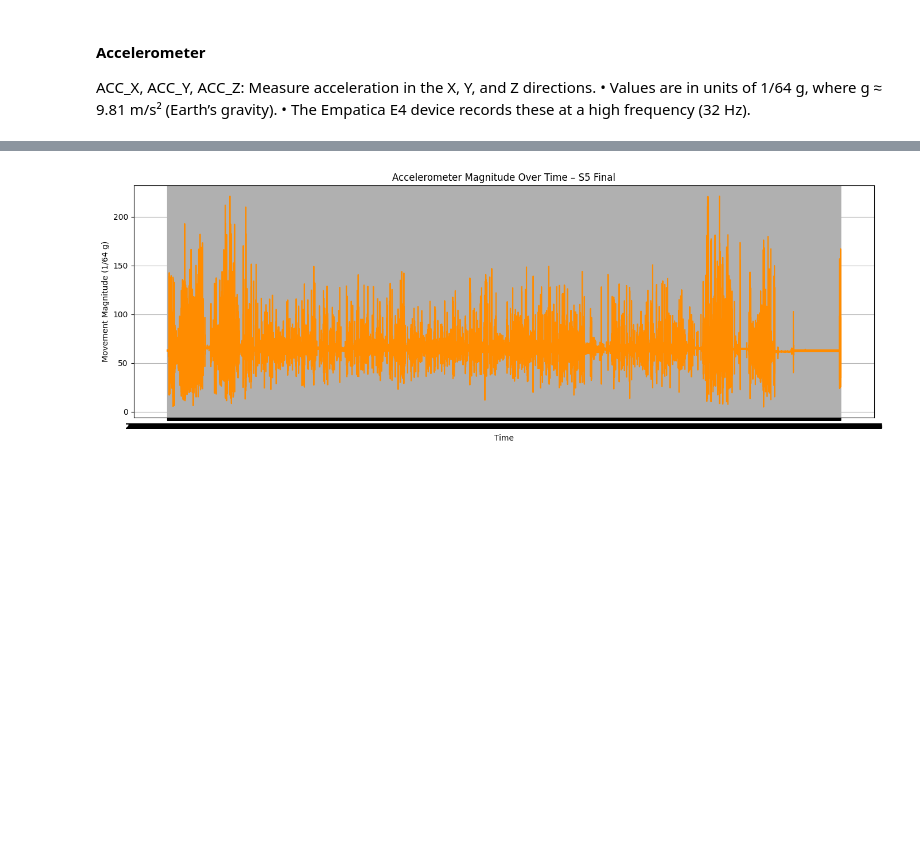
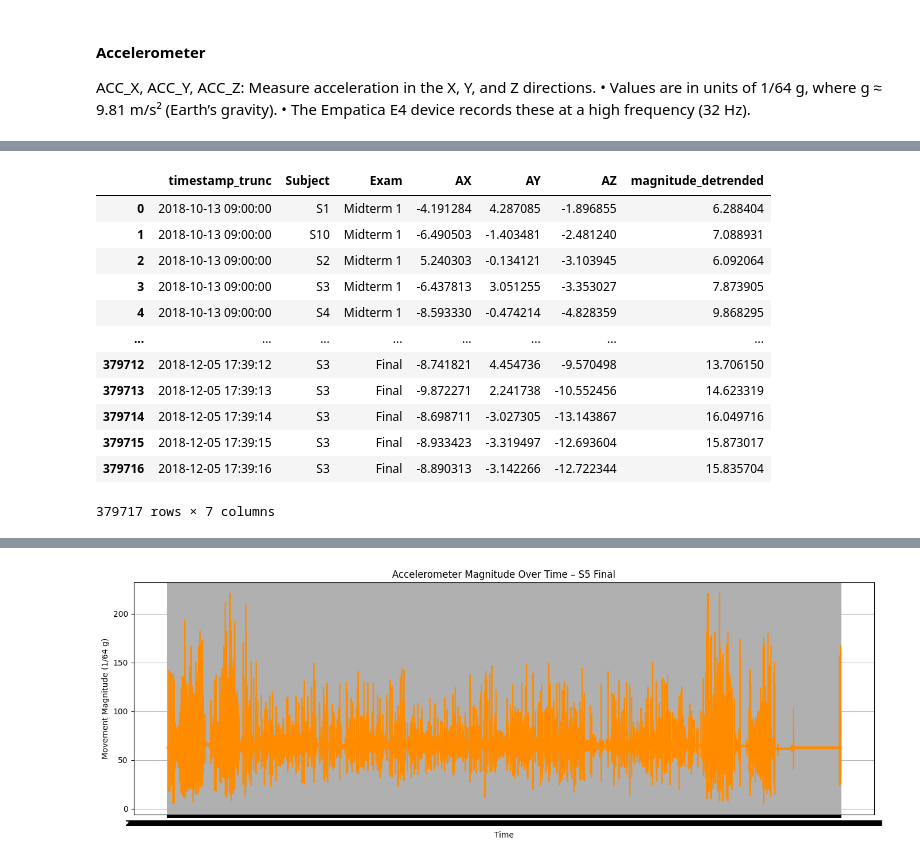
Before and after one commit to TurkiAlrasheed/project3-dsc106, a Jupyter notebook: proj3-EDA.ipynb, the cells around one changed output, grey strips where cells are left out. Saved outputs shown, nothing was run; the diff lists cells and outputs as text; code cells hidden in the pictures; blank space fills up the shorter version.

```diff
--- a/proj3-EDA.ipynb
+++ b/proj3-EDA.ipynb
@@ -240,0 +234,44 @@ acc_df[(acc_df["Subject"] == "S8") & (acc_df["Exam"] == "Final")].sort_values('t
+# %%
+
+
+# Convert to datetime
+acc_df['timestamp'] = pd.to_datetime(acc_df['timestamp'])
+
+# Truncate to second resolution (remove milliseconds if any)
+acc_df['timestamp_trunc'] = acc_df['timestamp'].dt.floor('S')
+
+# Group by timestamp and aggregate
+df_avg = acc_df.groupby(['timestamp_trunc', 'Subject', 'Exam']).agg({
+    'ACC_X': 'mean',
+    'ACC_Y': 'mean',
+    'ACC_Z': 'mean'
+}).reset_index()
+
+# Optionally, recompute magnitude
+#df_avg['magnitude'] = (df_avg['ACC_X']**2 + df_avg['ACC_Y']**2 + df_avg['ACC_Z']**2)**0.5
+# %%
+g = 9.81
+scale = g / 64
+
+df_avg['AX'] = df_avg['ACC_X'] * scale
+df_avg['AY'] = df_avg['ACC_Y'] * scale
+df_avg['AZ'] = df_avg['ACC_Z'] * scale - g
+
+df_avg['magnitude_detrended'] = (df_avg['AX']**2 + df_avg['AY']**2 + df_avg['AZ']**2)**0.5
+acc_avg = df_avg[['timestamp_trunc','Subject','Exam','AX','AY','AZ','magnitude_detrended']]
+acc_avg
+acc_avg
+# %% [output]
+|  | timestamp_trunc | Subject | Exam | AX | AY | AZ | magnitude_detrended |
+| 0 | 2018-10-13 09:00:00 | S1 | Midterm 1 | -4.191284 | 4.287085 | -1.896855 | 6.288404 |
+| 1 | 2018-10-13 09:00:00 | S10 | Midterm 1 | -6.490503 | -1.403481 | -2.481240 | 7.088931 |
+| 2 | 2018-10-13 09:00:00 | S2 | Midterm 1 | 5.240303 | -0.134121 | -3.103945 | 6.092064 |
+| 3 | 2018-10-13 09:00:00 | S3 | Midterm 1 | -6.437813 | 3.051255 | -3.353027 | 7.873905 |
+| 4 | 2018-10-13 09:00:00 | S4 | Midterm 1 | -8.593330 | -0.474214 | -4.828359 | 9.868295 |
+| ... | ... | ... | ... | ... | ... | ... | ... |
+| 379712 | 2018-12-05 17:39:12 | S3 | Final | -8.741821 | 4.454736 | -9.570498 | 13.706150 |
+| 379713 | 2018-12-05 17:39:13 | S3 | Final | -9.872271 | 2.241738 | -10.552456 | 14.623319 |
+| 379714 | 2018-12-05 17:39:14 | S3 | Final | -8.698711 | -3.027305 | -13.143867 | 16.049716 |
+| 379715 | 2018-12-05 17:39:15 | S3 | Final | -8.933423 | -3.319497 | -12.693604 | 15.873017 |
+| 379716 | 2018-12-05 17:39:16 | S3 | Final | -8.890313 | -3.142266 | -12.722344 | 15.835704 |
+379717 rows × 7 columns
```
Also changed, not shown: parts of 10 cells of this notebook.
